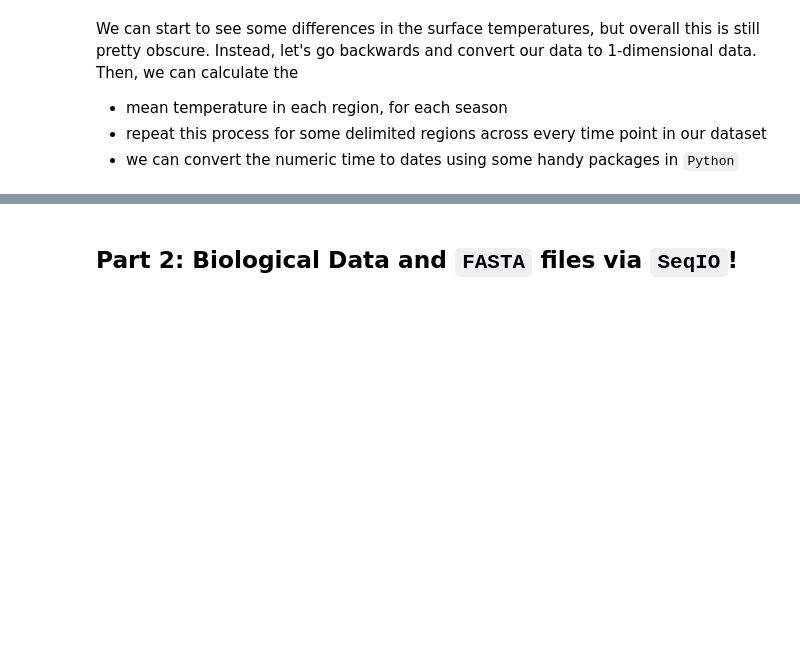
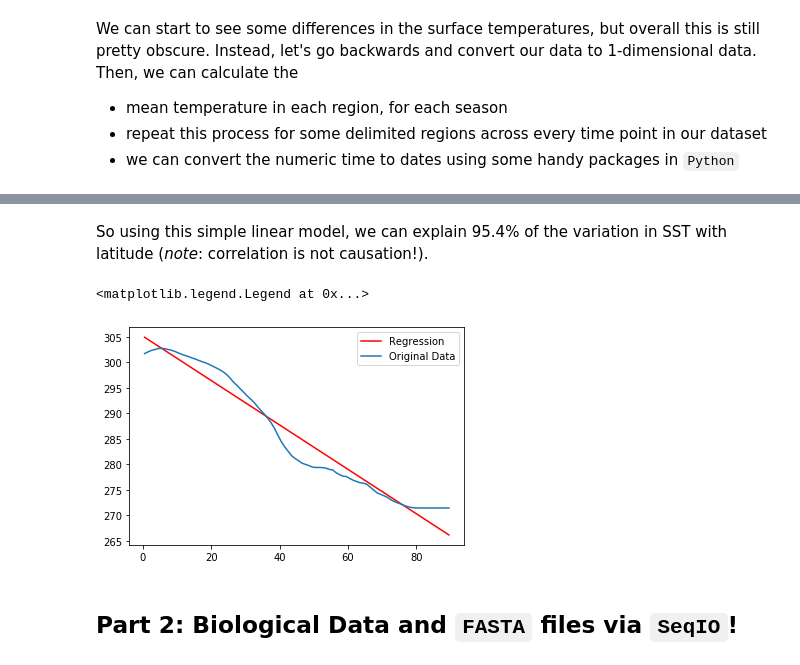
Before and after one commit to akrinos/data-analysis-2021, a Jupyter notebook: WHOIMathReviewDataAnalysis.ipynb, the cells around one changed output, grey strips where cells are left out. Drawn from its saved outputs; the diff is of its cells as text; code cells hidden in the pictures; blank space fills up the shorter version.

```diff
--- a/WHOIMathReviewDataAnalysis.ipynb
+++ b/WHOIMathReviewDataAnalysis.ipynb
@@ -348,2 +516,14 @@ We can start to see some differences in the surface temperatures, but overall th
+# %% [markdown]
+So using this simple linear model, we can explain 95.4% of the variation in SST with latitude (*note*: correlation is not causation!).
+# %%
+mean_by_lat["Regression"] = scipy_linreg.slope * mean_by_lat.Latitude + scipy_linreg.intercept
+
+# Let's plot our data and regression using PyPlot
+plt.plot(mean_by_lat.Latitude, mean_by_lat.Regression, color = "red", label = "Regression")
+plt.plot(mean_by_lat.Latitude, mean_by_lat.SST, label = "Original Data")
+plt.legend()
+# %% [output]
+<matplotlib.legend.Legend at 0x...>
+[figure, added]
 # %% [markdown]
 ## Part 2: Biological Data and `FASTA` files via `SeqIO`!
```
Also changed, not shown: parts of 25 cells of this notebook, 1 other file.
